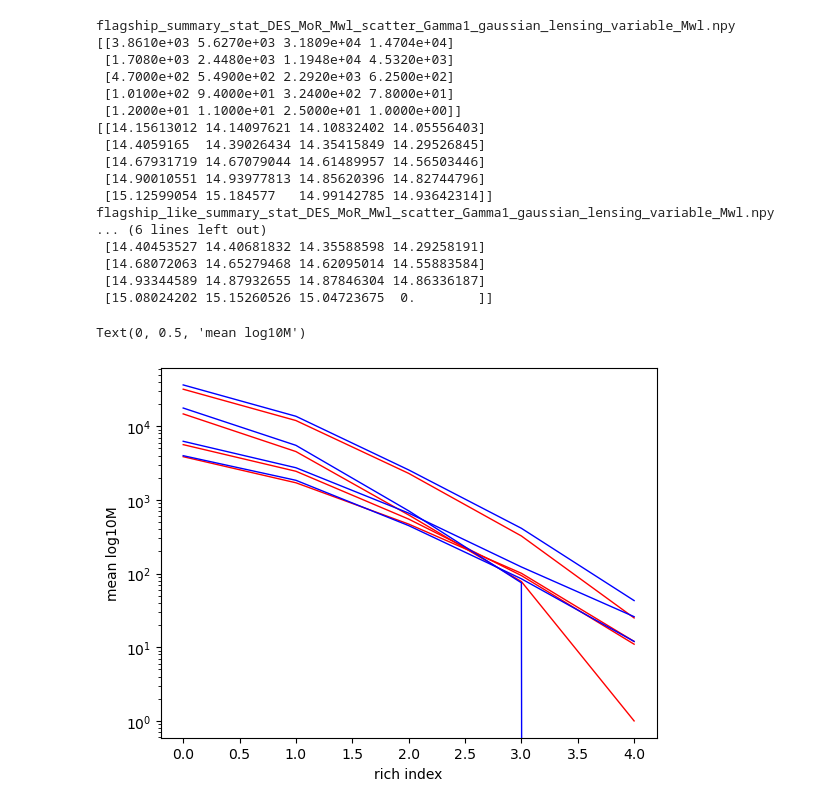
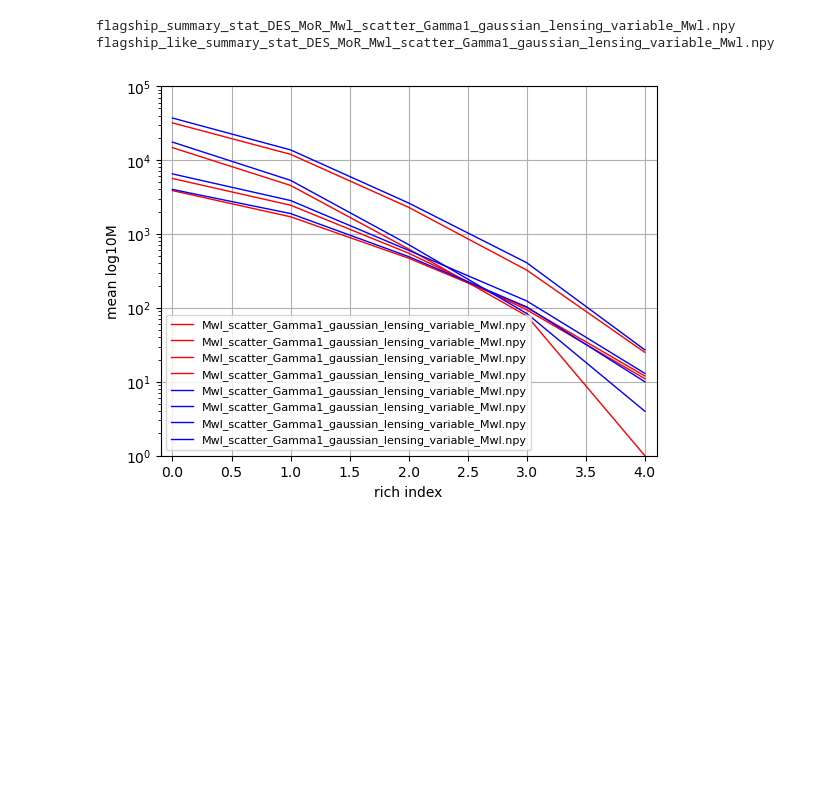
Before and after one commit to calumhrmurray/capish, a Jupyter notebook: euclid_flagship_simulations/see_flagship_summary_stats.ipynb, the cells around one changed output. Saved outputs shown, nothing was run; the diff lists cells and outputs as text; code cells hidden in the pictures; blank space fills up the shorter version.

```diff
--- a/euclid_flagship_simulations/see_flagship_summary_stats.ipynb
+++ b/euclid_flagship_simulations/see_flagship_summary_stats.ipynb
@@ -54,25 +90,0 @@ Text(0, 0.5, 'mean log10M')
-# %%
-plt.figure(dpi=100)
-color = ['r','b','g']
-file = ['flagship_like_summary_stat_DES_MoR_no_Mwl_scatter_Gamma1_gaussian_lensing_variable_log10Mwl.npy',
-       'flagship_like_summary_stat_DES_MoR_Mwl_scatter_Gamma1_gaussian_lensing_variable_log10Mwl.npy',
-       'flagship_like_summary_stat_DES_MoR_Mwl_scatter_Gamma0.7_gaussian_lensing_variable_log10Mwl.npy']
-for i, f in enumerate(file):
-    print(f)
-    data = np.load(f, allow_pickle=True).item()
-    print(data.keys())
-    plt.plot(data['mean_log10m200b'][:,3], color=color[i],label = f.split('MoR_')[1], lw=1)
-
-
-file = ['flagship_like_summary_stat_DES_MoR_no_Mwl_scatter_Gamma1_gaussian_lensing_variable_Mwl.npy',
-       'flagship_like_summary_stat_DES_MoR_Mwl_scatter_Gamma1_gaussian_lensing_variable_Mwl.npy',
-       'flagship_like_summary_stat_DES_MoR_Mwl_scatter_Gamma0.7_gaussian_lensing_variable_Mwl.npy']
-for i, f in enumerate(file):
-    print(f)
-    data = np.load(f, allow_pickle=True).item()
-    print(data.keys())
-    plt.plot(data['mean_log10m200b'][:,3], ':', color=color[i],label = f.split('MoR_')[1], lw=4)
-
-plt.legend(fontsize=8)
-plt.xlabel('rich index')
-plt.ylabel('mean log10M')
@@ -94,37 +91,26 @@ Text(0, 0.5, 'mean log10M')
 # %%
 plt.figure(dpi=100)
 color = ['r','b','g']
 file = ['flagship_summary_stat_DES_MoR_Mwl_scatter_Gamma1_gaussian_lensing_variable_Mwl.npy',
        'flagship_like_summary_stat_DES_MoR_Mwl_scatter_Gamma1_gaussian_lensing_variable_Mwl.npy',
        ]
 for i, f in enumerate(file):
     print(f)
     data = np.load(f, allow_pickle=True).item()
-    print(data['count_with_m200b_def'])
-    print(data['mean_log10m200b'])
 
     plt.plot(data['count_with_m200b_def'], color=color[i],label = f.split('MoR_')[1], lw=1)
 plt.yscale('log')
 
 plt.xlabel('rich index')
+plt.ylabel('Count')
+plt.legend(fontsize=8)
+plt.xlabel('rich index')
 plt.ylabel('mean log10M')
+plt.xlim(-0.1, 4.1)
+plt.grid(True)
+plt.ylim(1, 100000)
+plt.savefig(f'sims_count.png', dpi = 300, bbox_inches='tight',)
 # %% [output]
 flagship_summary_stat_DES_MoR_Mwl_scatter_Gamma1_gaussian_lensing_variable_Mwl.npy
-[[3.8610e+03 5.6270e+03 3.1809e+04 1.4704e+04]
- [1.7080e+03 2.4480e+03 1.1948e+04 4.5320e+03]
- [4.7000e+02 5.4900e+02 2.2920e+03 6.2500e+02]
- [1.0100e+02 9.4000e+01 3.2400e+02 7.8000e+01]
- [1.2000e+01 1.1000e+01 2.5000e+01 1.0000e+00]]
-[[14.15613012 14.14097621 14.10832402 14.05556403]
- [14.4059165  14.39026434 14.35415849 14.29526845]
- [14.67931719 14.67079044 14.61489957 14.56503446]
- [14.90010551 14.93977813 14.85620396 14.82744796]
- [15.12599054 15.184577   14.99142785 14.93642314]]
 flagship_like_summary_stat_DES_MoR_Mwl_scatter_Gamma1_gaussian_lensing_variable_Mwl.npy
-... (6 lines left out)
- [14.40453527 14.40681832 14.35588598 14.29258191]
- [14.68072063 14.65279468 14.62095014 14.55883584]
- [14.93344589 14.87932655 14.87846304 14.86336187]
- [15.08024202 15.15260526 15.04723675  0.        ]]
-Text(0, 0.5, 'mean log10M')
-[figure, old version]
+[figure, new version]
```
Also changed, not shown: parts of 2 cells of this notebook.
